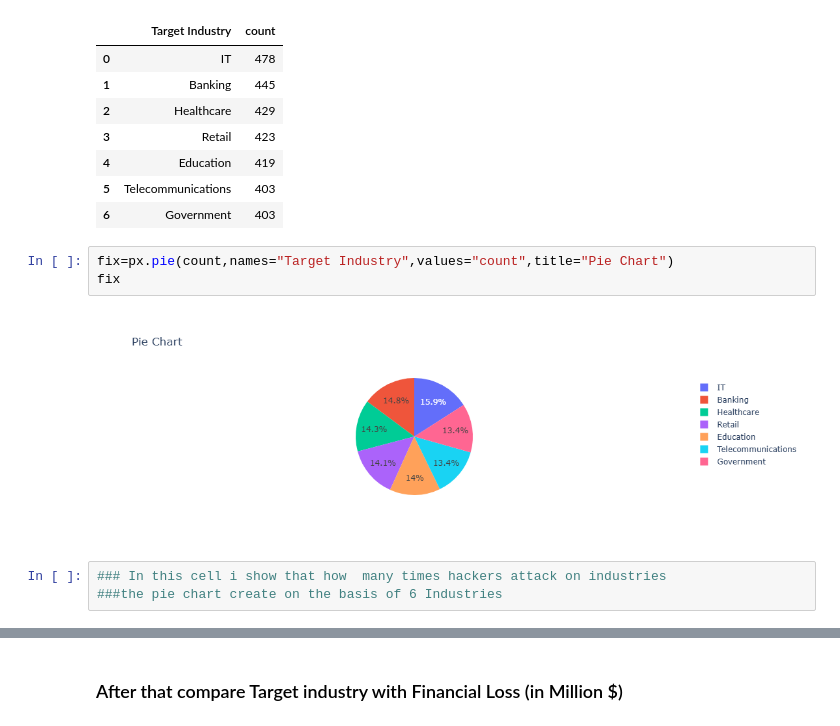
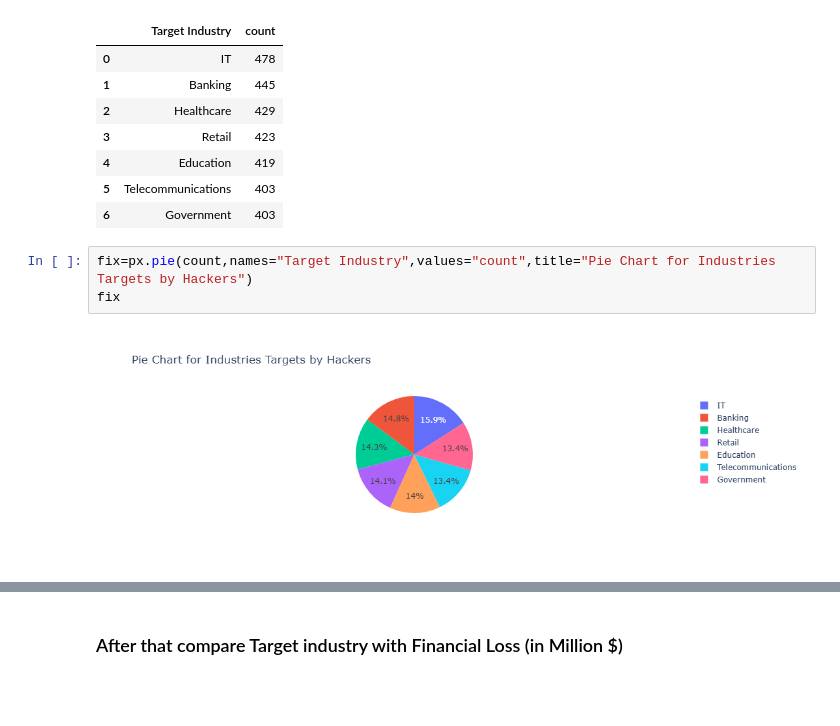
Before and after one commit to singhtarjot2-wq/Cybersecurity-Project, a Jupyter notebook: cyber securityproject (1).ipynb, the cells around one changed output, grey strips where cells are left out. Saved outputs shown, nothing was run; the diff lists cells and outputs as text; blank space fills up the shorter version.

```diff
--- a/cyber securityproject.ipynb
+++ b/cyber securityproject (1).ipynb
@@ -245,10 +317,7 @@ count
 | 5 | Telecommunications | 403 |
 | 6 | Government | 403 |
 # %%
-fix=px.pie(count,names="Target Industry",values="count",title="Pie Chart")
+fix=px.pie(count,names="Target Industry",values="count",title="Pie Chart for Industries Targets by Hackers")
 fix
 # %% [output]
-[figure, old version]
+[figure, new version]
-# %%
-### In this cell i show that how  many times hackers attack on industries
-###the pie chart create on the basis of 6 Industries
```
Also changed, not shown: parts of 32 cells of this notebook.
